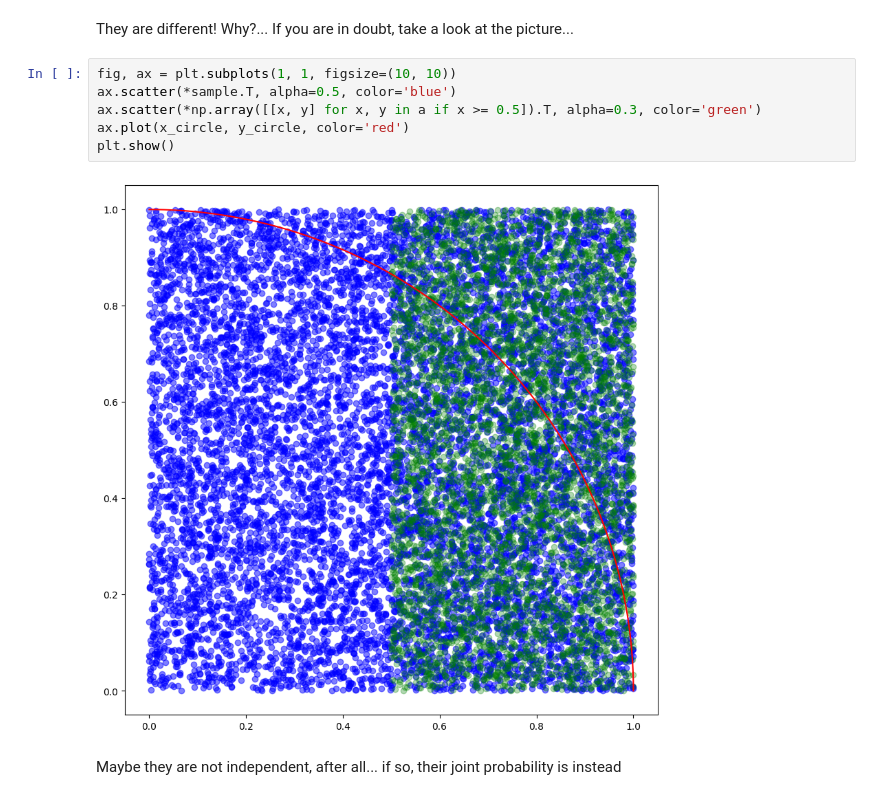
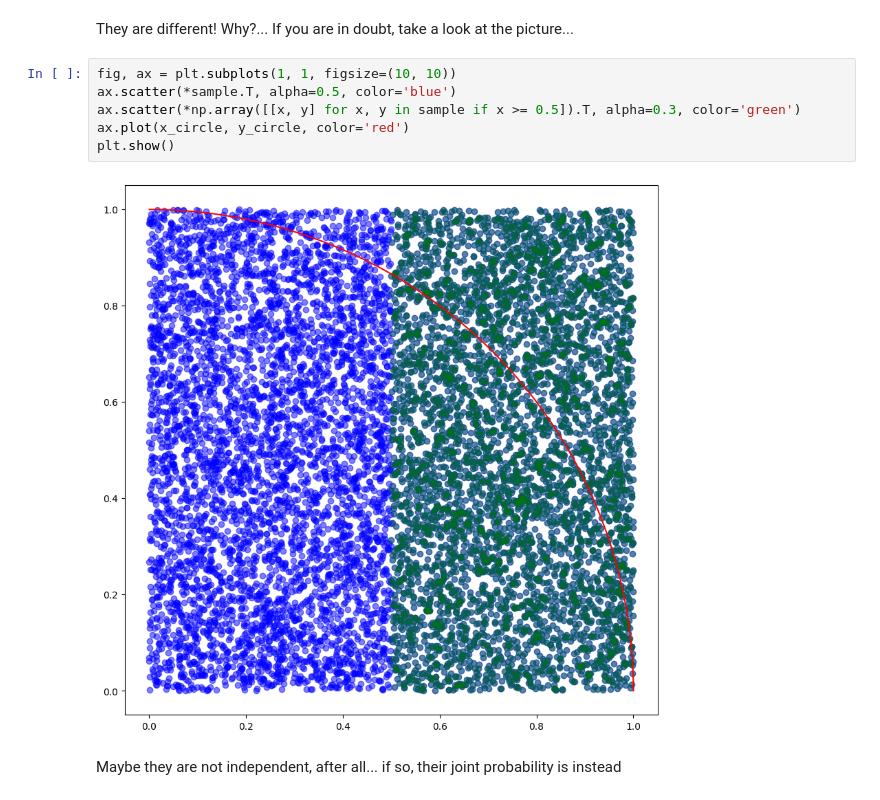
Before and after one commit to lelegod/model_based_ml, a Jupyter notebook: week1/01 - Probability theory review.ipynb, the cells around one changed output. Saved outputs shown, nothing was run; the diff lists cells and outputs as text.

```diff
--- a/week1/01 - Probability theory review.ipynb
+++ b/week1/01 - Probability theory review.ipynb
@@ -114,11 +114,11 @@ They are different! Why?... If you are in doubt, take a look at the picture...
 # %%
 fig, ax = plt.subplots(1, 1, figsize=(10, 10))
 ax.scatter(*sample.T, alpha=0.5, color='blue')
-ax.scatter(*np.array([[x, y] for x, y in a if x >= 0.5]).T, alpha=0.3, color='green')
+ax.scatter(*np.array([[x, y] for x, y in sample if x >= 0.5]).T, alpha=0.3, color='green')
 ax.plot(x_circle, y_circle, color='red')
 plt.show()
 # %% [output]
-[figure, old version]
+[figure, new version]
 # %% [markdown]
 Maybe they are not independent, after all... if so, their joint probability is instead
 # %% [markdown]
```
Also changed, not shown: parts of 21 cells of this notebook.
